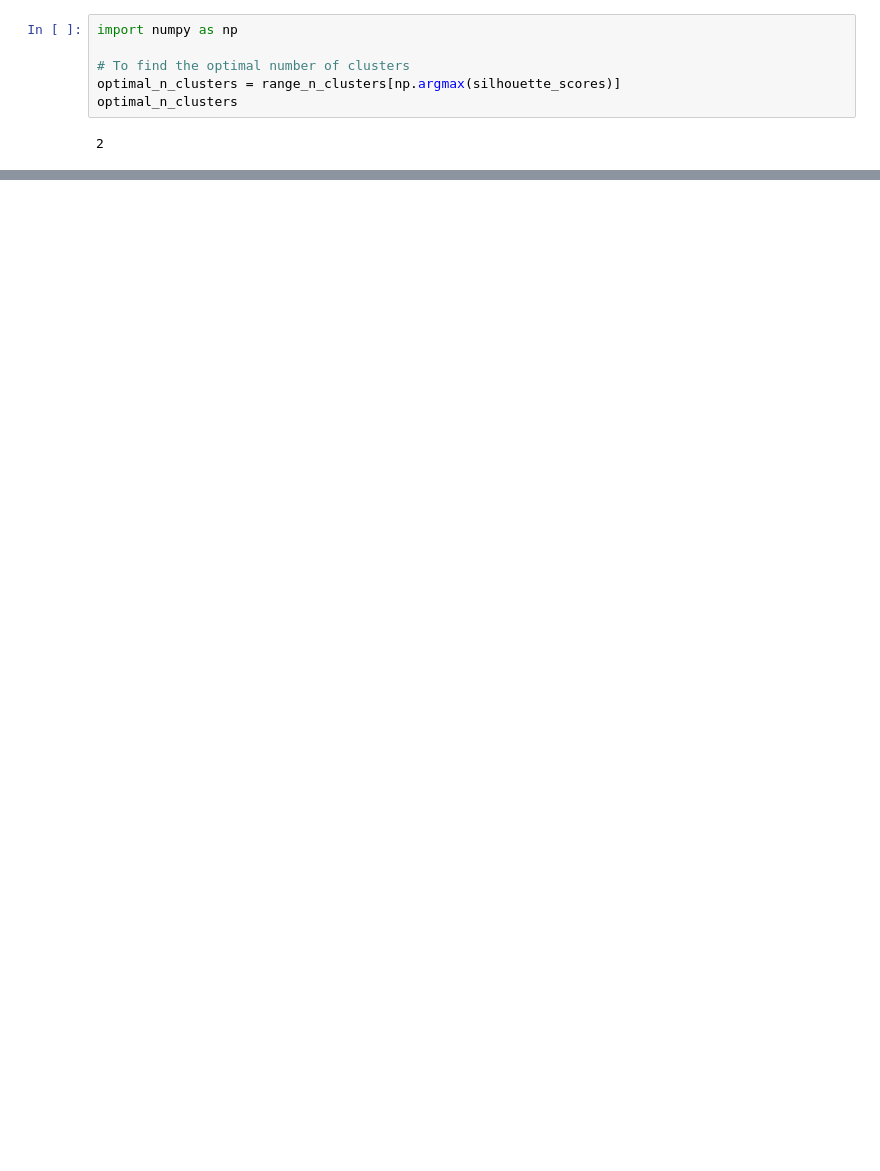
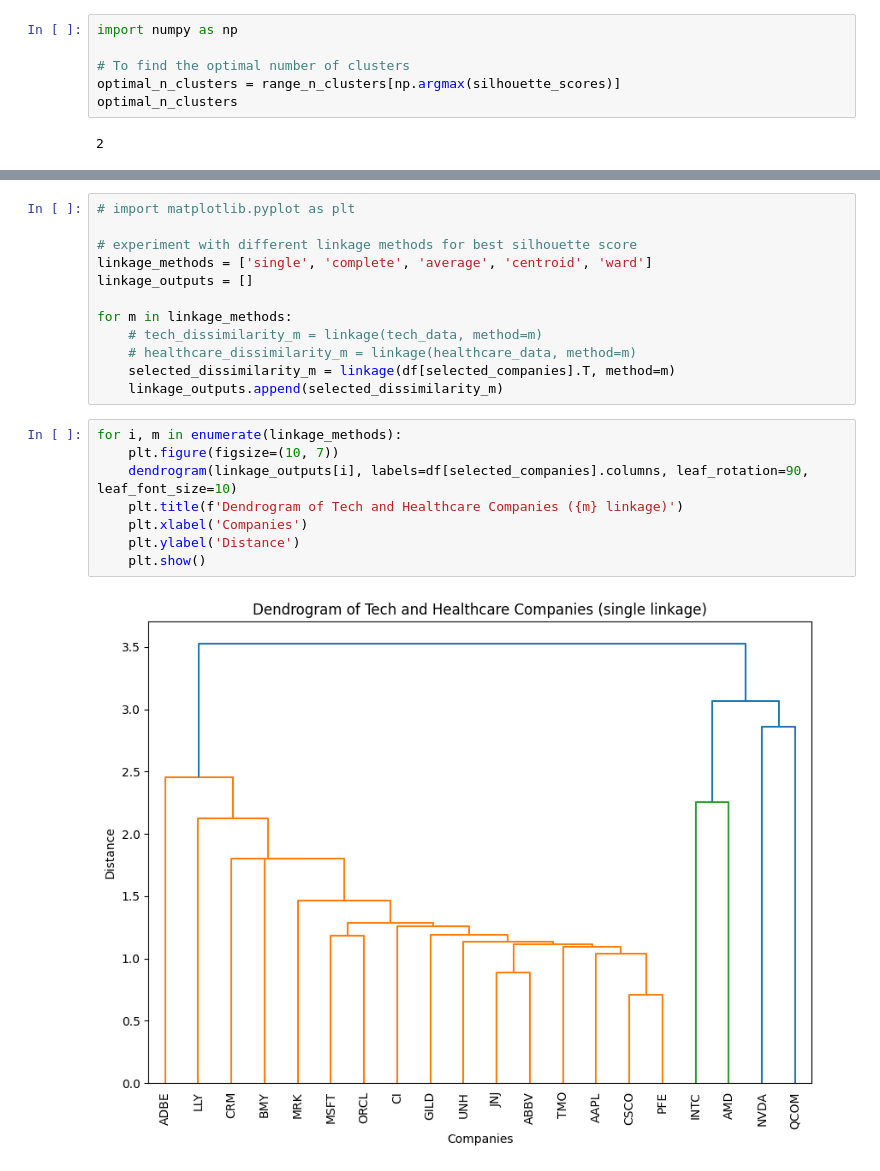
Before and after one commit to alainalin/JPMC-analysis-tool, a Jupyter notebook: task3a-linkage-silhouette.ipynb, the cells around one changed output, grey strips where cells are left out. Drawn from its saved outputs; the diff is of its cells as text; blank space fills up the shorter version.

```diff
--- a/task3a-linkage-silhouette.ipynb
+++ b/task3a-linkage-silhouette.ipynb
@@ -137,0 +155,22 @@ plt.show()
+# %%
+# import matplotlib.pyplot as plt
+
+# experiment with different linkage methods for best silhouette score
+linkage_methods = ['single', 'complete', 'average', 'centroid', 'ward']
+linkage_outputs = []
+
+for m in linkage_methods:
+    # tech_dissimilarity_m = linkage(tech_data, method=m)
+    # healthcare_dissimilarity_m = linkage(healthcare_data, method=m)
+    selected_dissimilarity_m = linkage(df[selected_companies].T, method=m)
+    linkage_outputs.append(selected_dissimilarity_m)
+# %%
+for i, m in enumerate(linkage_methods):
+    plt.figure(figsize=(10, 7))
+    dendrogram(linkage_outputs[i], labels=df[selected_companies].columns, leaf_rotation=90, leaf_font_size=10)
+    plt.title(f'Dendrogram of Tech and Healthcare Companies ({m} linkage)')
+    plt.xlabel('Companies')
+    plt.ylabel('Distance')
+    plt.show()
+# %% [output]
+[figure, added]
```
Also changed, not shown: parts of 8 cells of this notebook, 1 other file.
